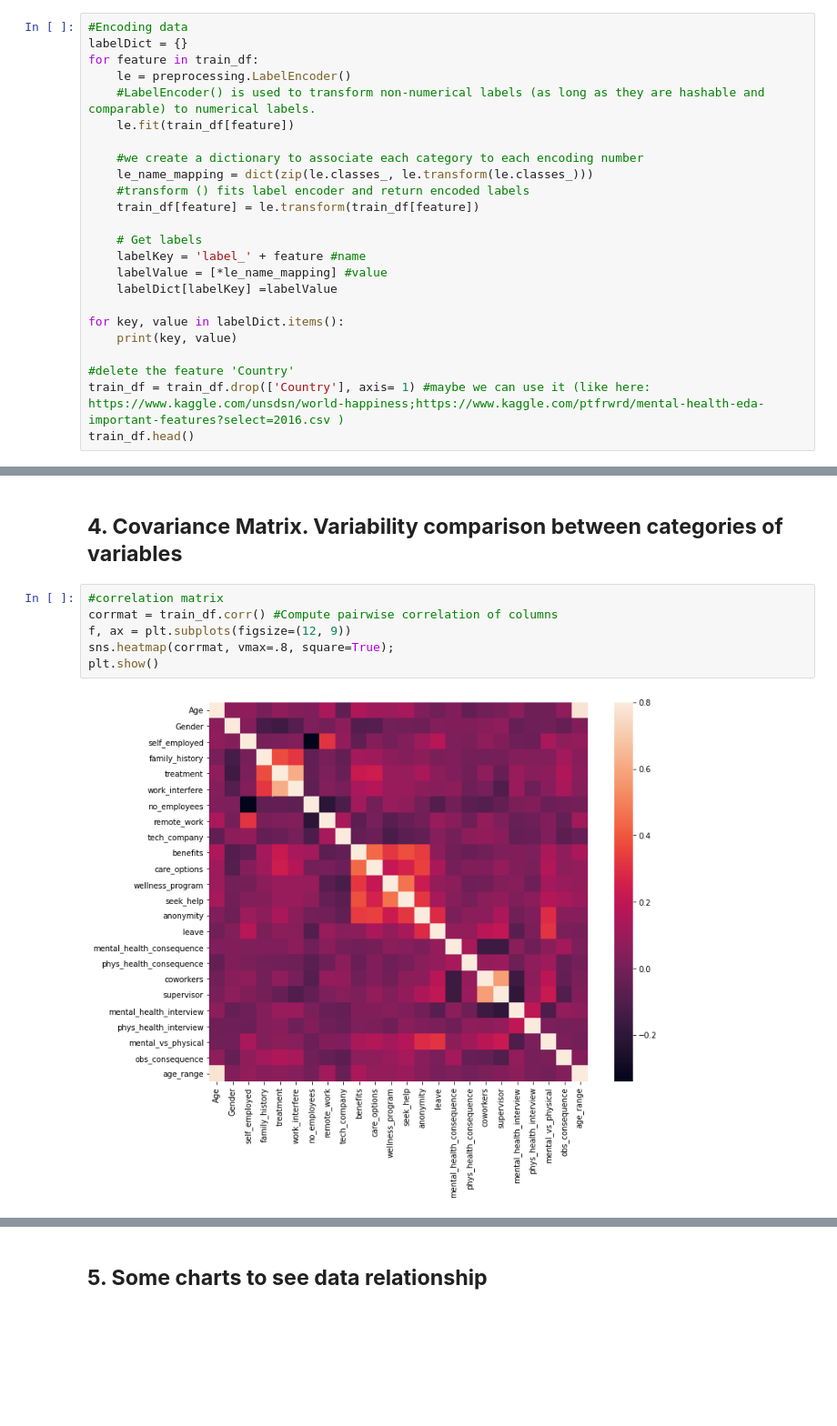
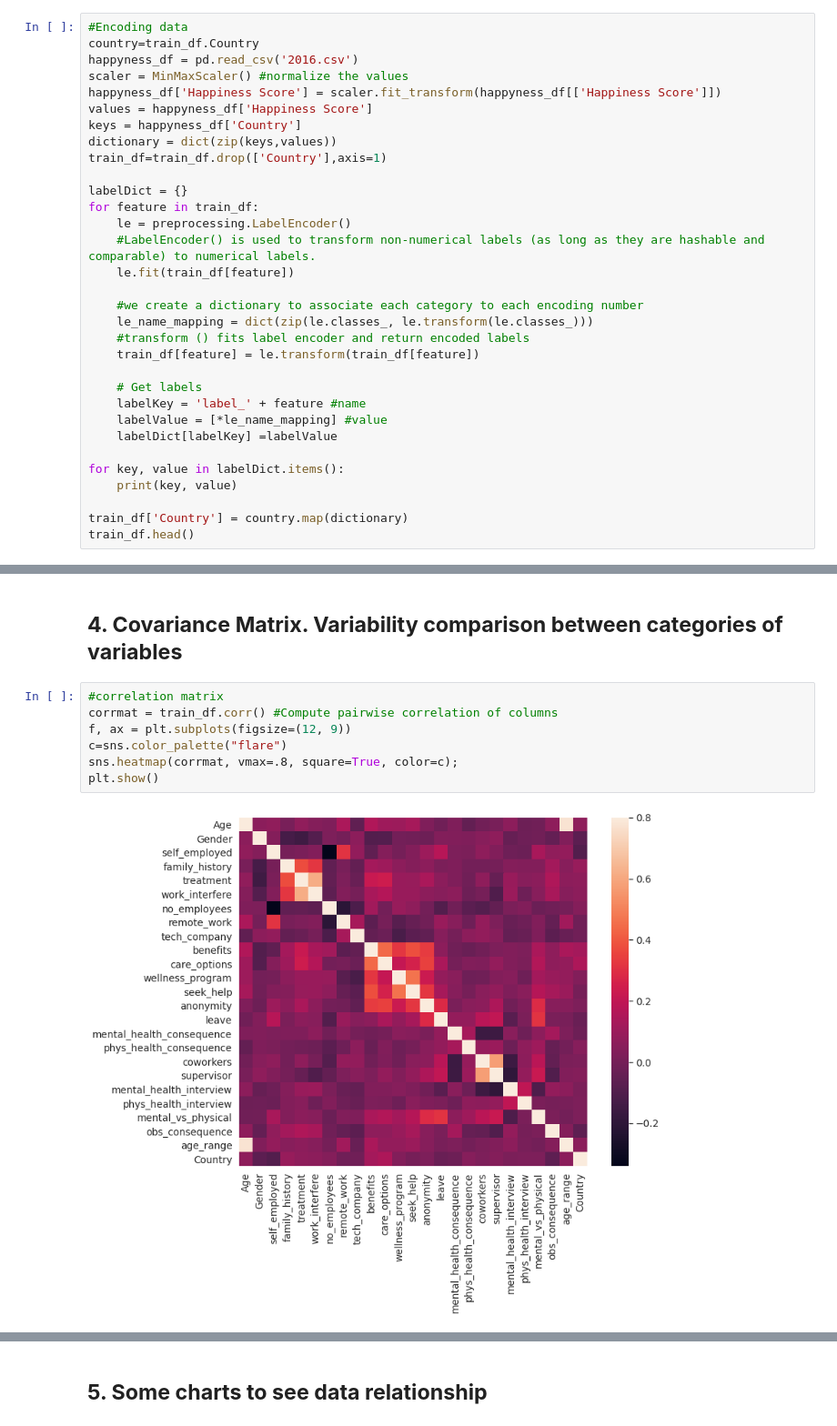
Before and after one commit to StefaniaSferragatta/fds, a Jupyter notebook: machine-learning-for-mental-health-1.ipynb, the cells around one changed output, grey strips where cells are left out. Shown at 91% size. Drawn from its saved outputs; the diff is of its cells as text; blank space fills up the shorter version.

```diff
--- a/machine-learning-for-mental-health-1.ipynb
+++ b/machine-learning-for-mental-health-1.ipynb
@@ -234,5 +253,14 @@ print(train_df['work_interfere'].unique())
 # %%
 #Encoding data
+country=train_df.Country
+happyness_df = pd.read_csv('2016.csv')
+scaler = MinMaxScaler() #normalize the values
+happyness_df['Happiness Score'] = scaler.fit_transform(happyness_df[['Happiness Score']])
+values = happyness_df['Happiness Score']
+keys = happyness_df['Country']
+dictionary = dict(zip(keys,values))
+train_df=train_df.drop(['Country'],axis=1)
+
 labelDict = {}
 for feature in train_df:
     le = preprocessing.LabelEncoder()
@@ -252,8 +280,7 @@ for feature in train_df:
 for key, value in labelDict.items():
     print(key, value)
 
-#delete the feature 'Country'
-train_df = train_df.drop(['Country'], axis= 1) #maybe we can use it (like here: https://www.kaggle.com/unsdsn/world-happiness;https://www.kaggle.com/ptfrwrd/mental-health-eda-important-features?select=2016.csv )
+train_df['Country'] = country.map(dictionary)
 train_df.head()
 # %% [output]
 label_Age [18, 19, 20, 21, 22, 23, 24, 25, 26, 27, 28, 29, 30, 31, 32, 33, 34, 35, 36, 37, 38, 39, 40, 41, 42, 43, 44, 45, 46, 47, 48, 49, 50, 51, 53, 54, 55, 56, 57, 58, 60, 61, 62, 65, 72]
@@ -288,11 +313,12 @@ We may remove the feature 'age' since we already have a simplify category for th
 # %%
 #correlation matrix
 corrmat = train_df.corr() #Compute pairwise correlation of columns
 f, ax = plt.subplots(figsize=(12, 9))
-sns.heatmap(corrmat, vmax=.8, square=True);
+c=sns.color_palette("flare")
+sns.heatmap(corrmat, vmax=.8, square=True, color=c);
 plt.show()
 # %% [output]
-[figure, old version]
+[figure, new version]
 # %%
 #treatment correlation matrix
 k = 10 #number of variables for heatmap
```
Also changed, not shown: parts of 7 cells of this notebook.
